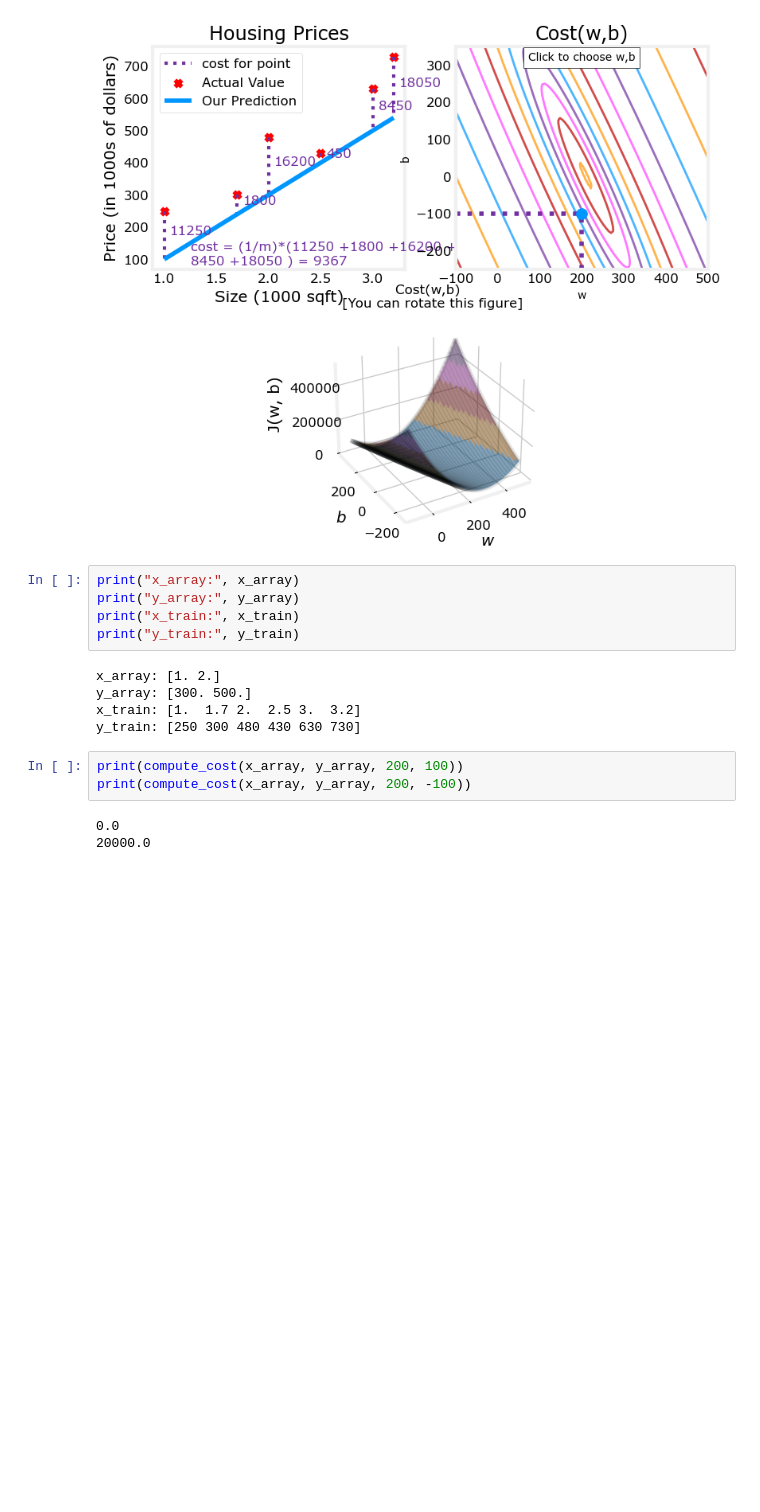
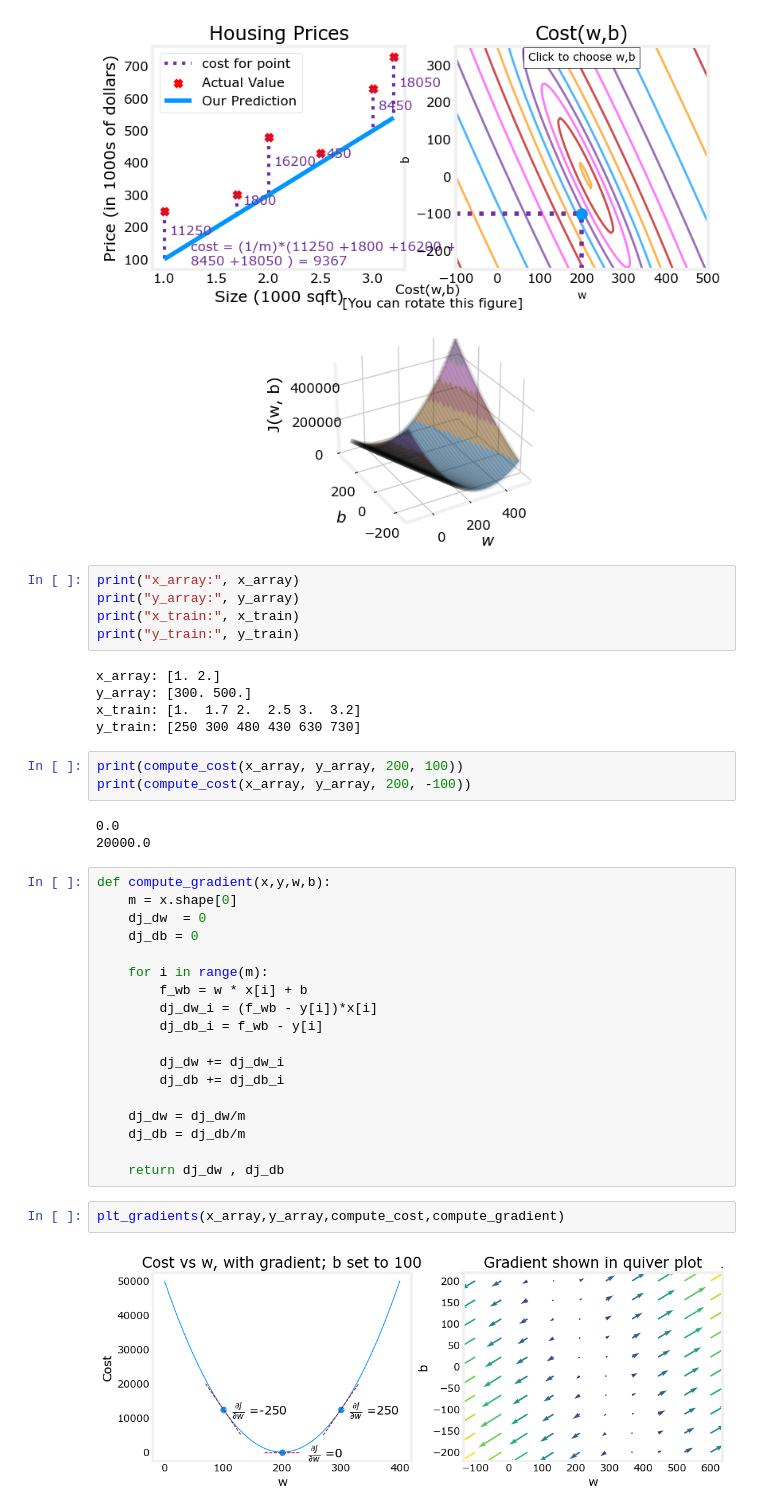
Before and after one commit to Sreesanth-e/ML, a Jupyter notebook: ML_Andrew_Week_1.ipynb, the cells around one changed output. Drawn from its saved outputs; the diff is of its cells as text; blank space fills up the shorter version.

```diff
--- a/ML_Andrew_Week_1.ipynb
+++ b/ML_Andrew_Week_1.ipynb
@@ -121,3 +121,25 @@ print(compute_cost(x_array, y_array, 200, -100))
 # %% [output]
 0.0
 20000.0
+# %%
+def compute_gradient(x,y,w,b):
+    m = x.shape[0]
+    dj_dw  = 0
+    dj_db = 0
+
+    for i in range(m):
+        f_wb = w * x[i] + b
+        dj_dw_i = (f_wb - y[i])*x[i]
+        dj_db_i = f_wb - y[i]
+
+        dj_dw += dj_dw_i
+        dj_db += dj_db_i
+
+    dj_dw = dj_dw/m
+    dj_db = dj_db/m
+
+    return dj_dw , dj_db
+# %%
+plt_gradients(x_array,y_array,compute_cost,compute_gradient)
+# %% [output]
+[figure, added]
```
Also changed, not shown: parts of 4 cells of this notebook.
